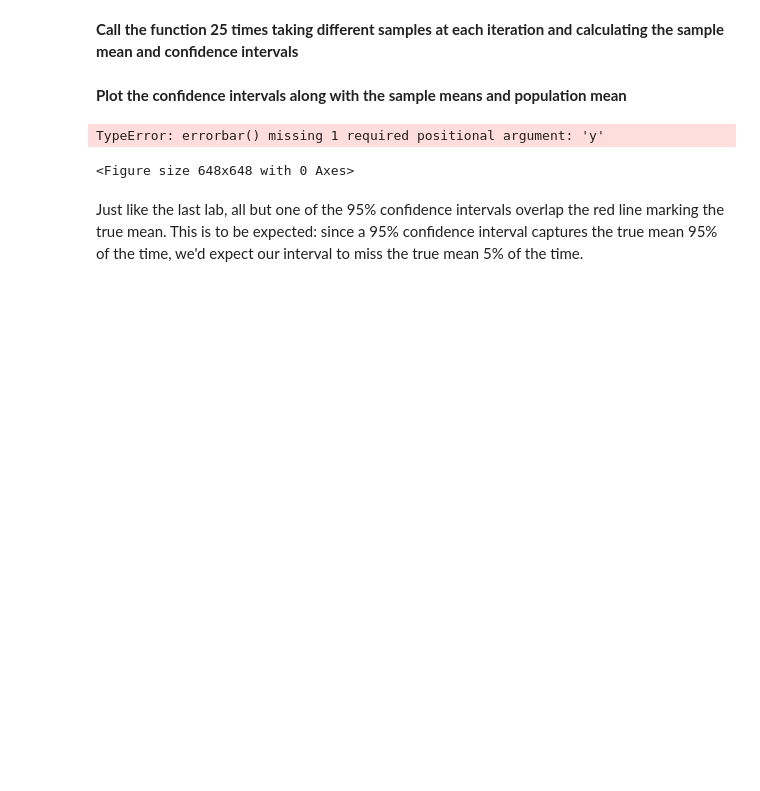
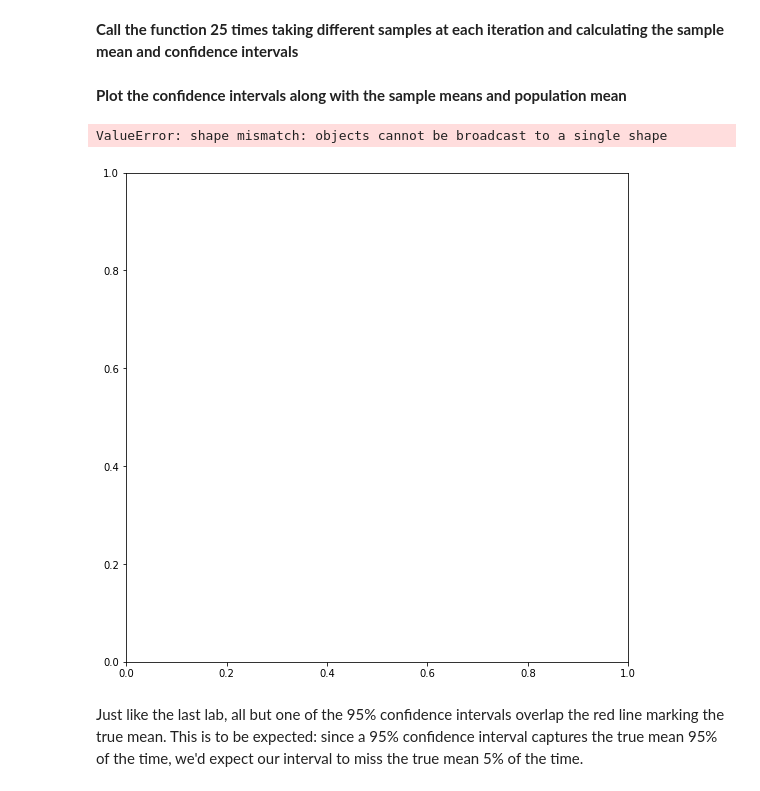
Before and after one commit to OsterMendel/dsc-intervals-with-t-distribution-lab-nyc-ds-021720, a Jupyter notebook: index.ipynb, the cells around one changed output. Cells and saved outputs as stored; diff of their text form; code cells hidden in the pictures; blank space fills up the shorter version.

```diff
--- a/index.ipynb
+++ b/index.ipynb
@@ -186,13 +186,13 @@ for sample in range(25):
 # %%
 # Plot the confidence intervals with sample and population means
 plt.figure(figsize=(9,9))
 # Draw the mean and confidence interval for each sample
-plt.errorbar(x=sample_means)
+plt.errorbar(x=sample_means,y=intervals)
 # Draw the population mean
 plt.axhline(population_ages.mean())
 # %% [output]
-TypeError: errorbar() missing 1 required positional argument: 'y'
+ValueError: shape mismatch: objects cannot be broadcast to a single shape
-<Figure size 648x648 with 0 Axes>
+[figure, added]
 # %% [markdown]
 Just like the last lab, all but one of the 95% confidence intervals overlap the red line marking the true mean. This is to be expected: since a 95% confidence interval captures the true mean 95% of the time, we'd expect our interval to miss the true mean 5% of the time.
 # %% [markdown]
```
